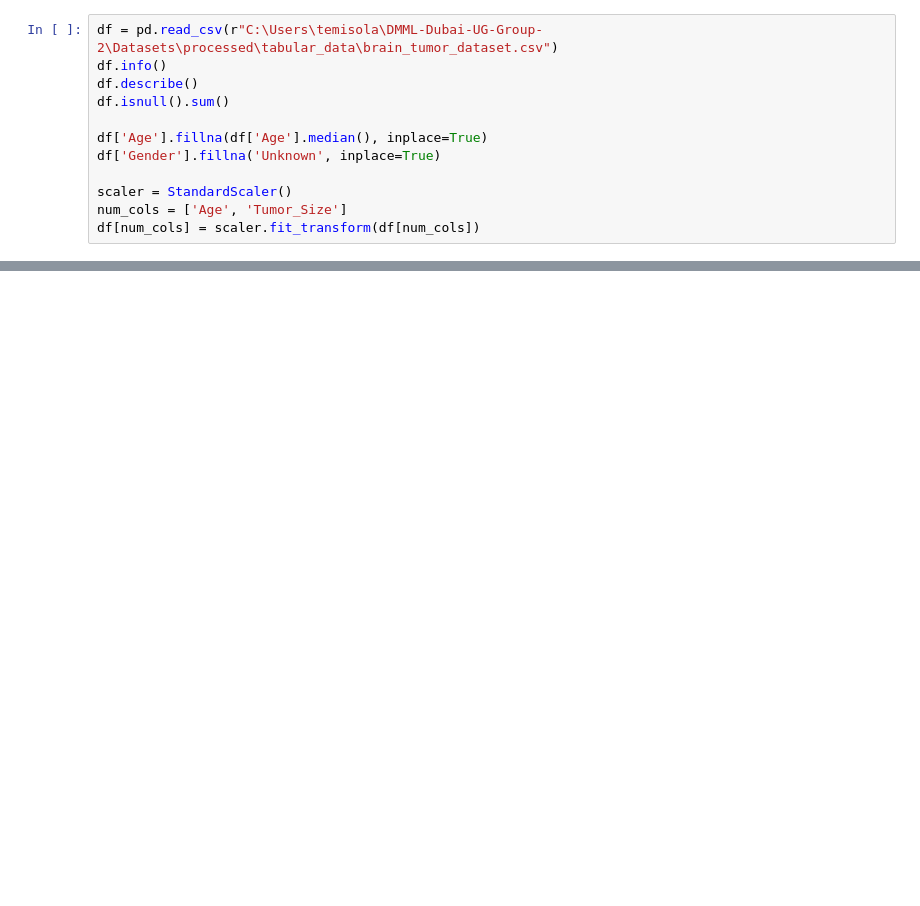
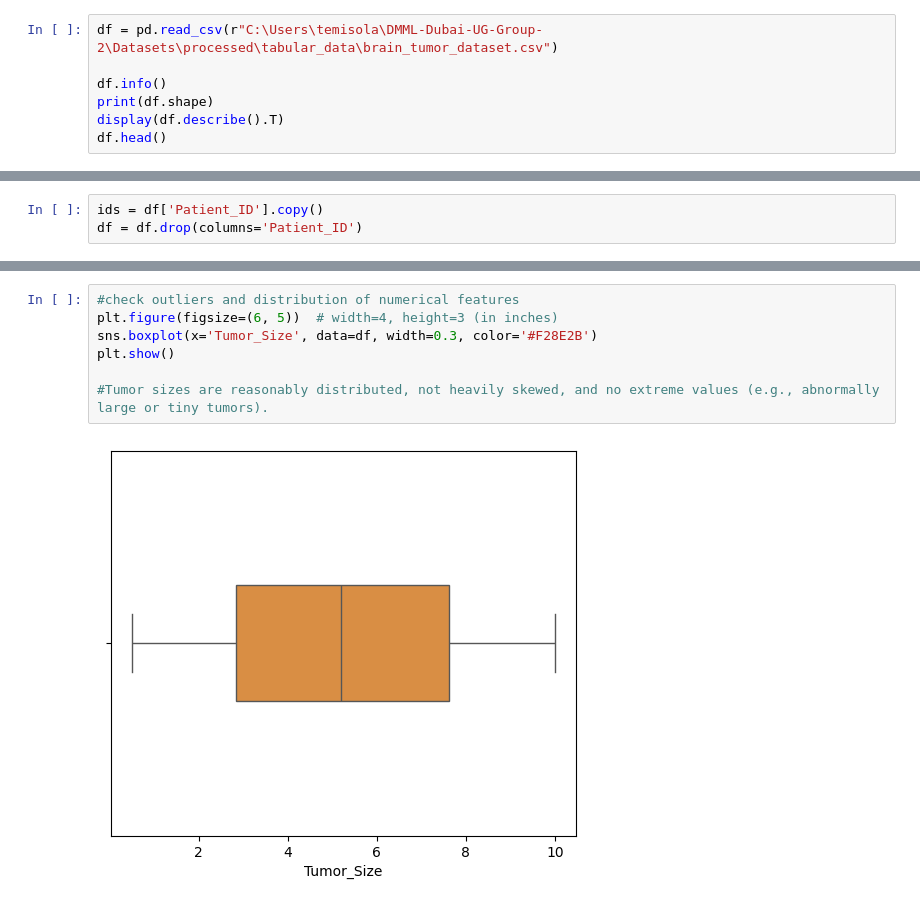
Before and after one commit to DhruvR-HWUD/DMML-Dubai-UG-Group-2, a Jupyter notebook: notebooks/eda_tabular_data.ipynb, the cells around one changed output, grey strips where cells are left out. Saved outputs shown, nothing was run; the diff lists cells and outputs as text; blank space fills up the shorter version.

Commit message:
more detailed EDA and Data Processing

```diff
--- a/notebooks/eda_tabular_data.ipynb
+++ b/notebooks/eda_tabular_data.ipynb
@@ -10,16 +13,11 @@ import matplotlib.pyplot as plt
 from sklearn import tree
 # %%
 df = pd.read_csv(r"C:\Users\temisola\DMML-Dubai-UG-Group-2\Datasets\processed\tabular_data\brain_tumor_dataset.csv")
+
 df.info()
-df.describe()
-df.isnull().sum()
-
-df['Age'].fillna(df['Age'].median(), inplace=True)
-df['Gender'].fillna('Unknown', inplace=True)
-
-scaler = StandardScaler()
-num_cols = ['Age', 'Tumor_Size']
-df[num_cols] = scaler.fit_transform(df[num_cols])
+print(df.shape)
+display(df.describe().T)
+df.head()
 # %% [output]
 <class 'pandas.core.frame.DataFrame'>
 RangeIndex: 20000 entries, 0 to 19999
@@ -52,0 +51,3 @@ For example, when doing 'df[col].method(value, inplace=True)', try using 'df.met
+# %%
+ids = df['Patient_ID'].copy()
+df = df.drop(columns='Patient_ID')
@@ -52,0 +87,9 @@ For example, when doing 'df[col].method(value, inplace=True)', try using 'df.met
+# %%
+#check outliers and distribution of numerical features
+plt.figure(figsize=(6, 5))  # width=4, height=3 (in inches)
+sns.boxplot(x='Tumor_Size', data=df, width=0.3, color='#F28E2B')
+plt.show()
+
+#Tumor sizes are reasonably distributed, not heavily skewed, and no extreme values (e.g., abnormally large or tiny tumors).
+# %% [output]
+[figure, added]
```
Also changed, not shown: parts of 15 cells of this notebook, 1 other file.
